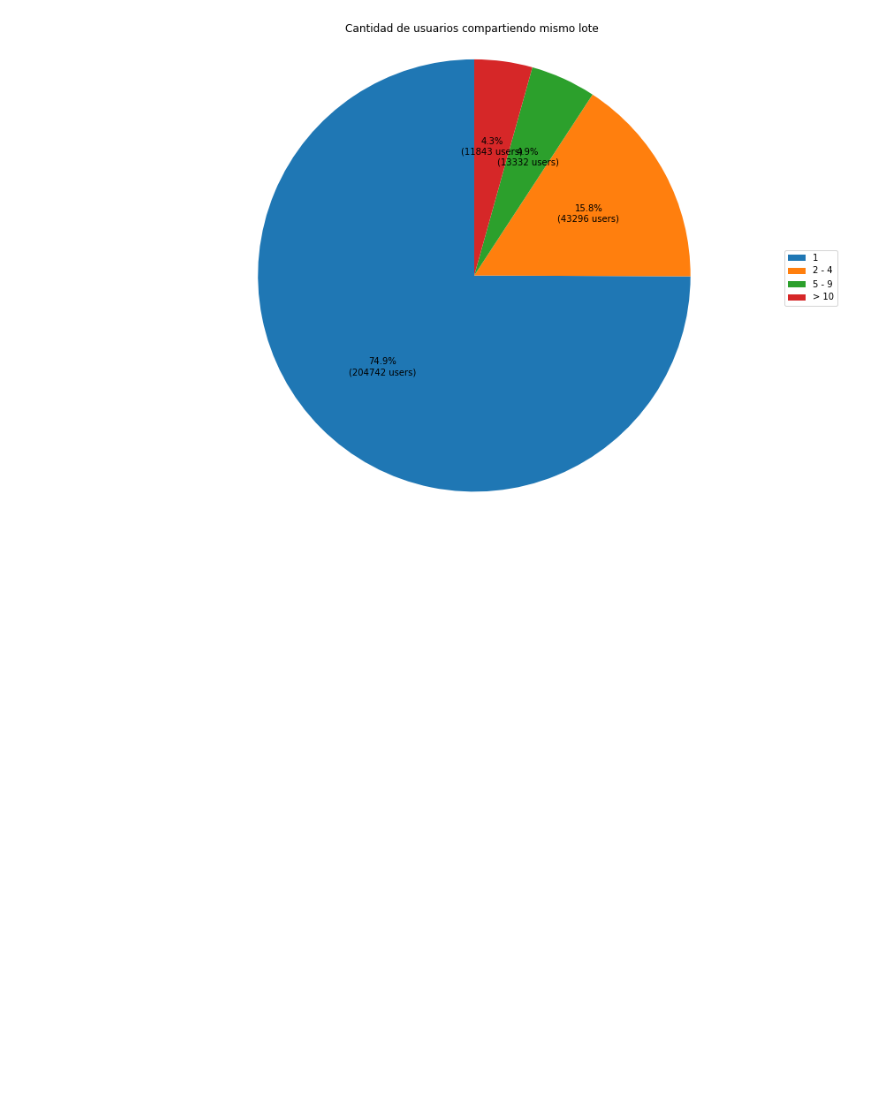
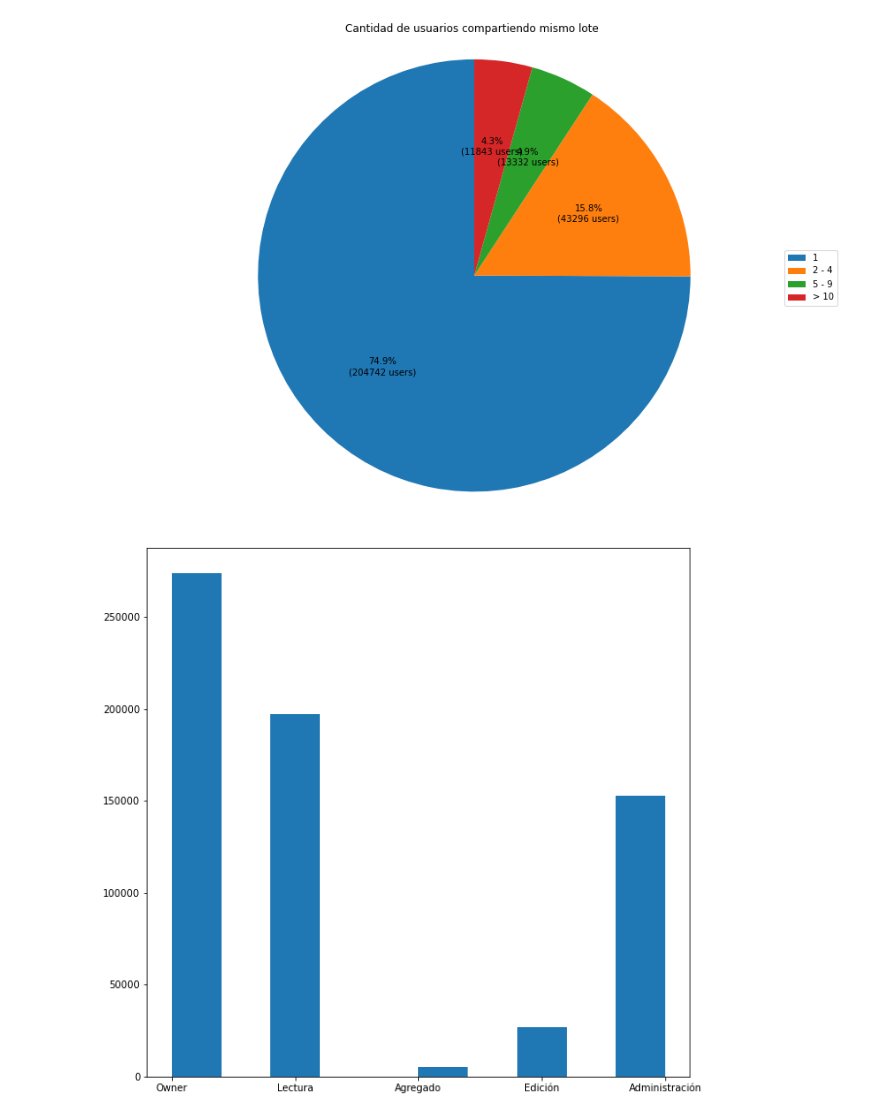
Before and after one commit to FranSPG/auravant-visualizations, a Jupyter notebook: lote_sharing_visualization.ipynb, the cells around one changed output. Drawn from its saved outputs; the diff is of its cells as text; code cells hidden in the pictures; blank space fills up the shorter version.

Commit message:
Roles histogram

```diff
--- a/lote_sharing_visualization.ipynb
+++ b/lote_sharing_visualization.ipynb
@@ -100,3 +100,9 @@ plt.title("Cantidad de usuarios compartiendo mismo lote")
 plt.show()
 # %% [output]
 [figure]
+# %%
+fig = plt.figure(figsize=(10, 10))
+plt.hist(df_users_lote["rol"])
+plt.show()
+# %% [output]
+[figure, added]
```
